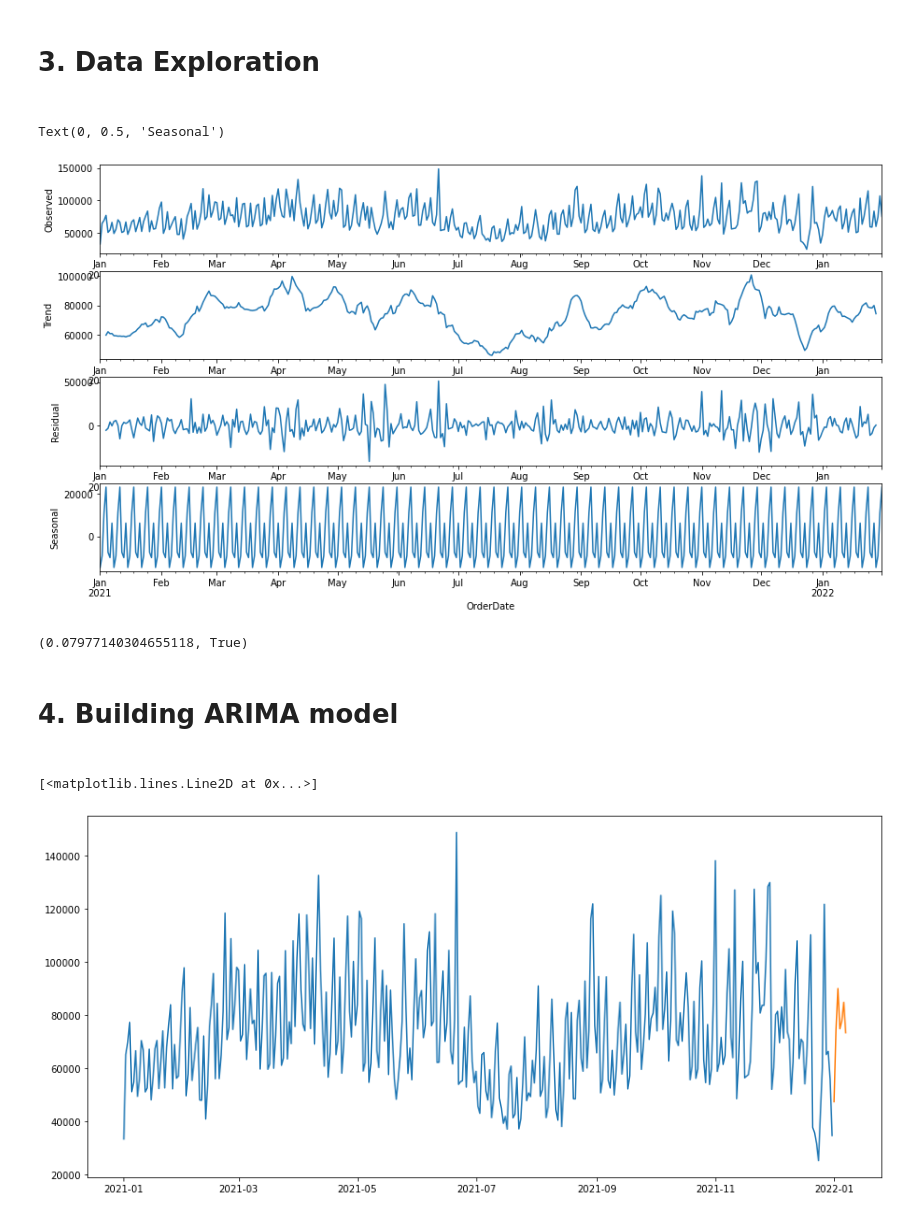
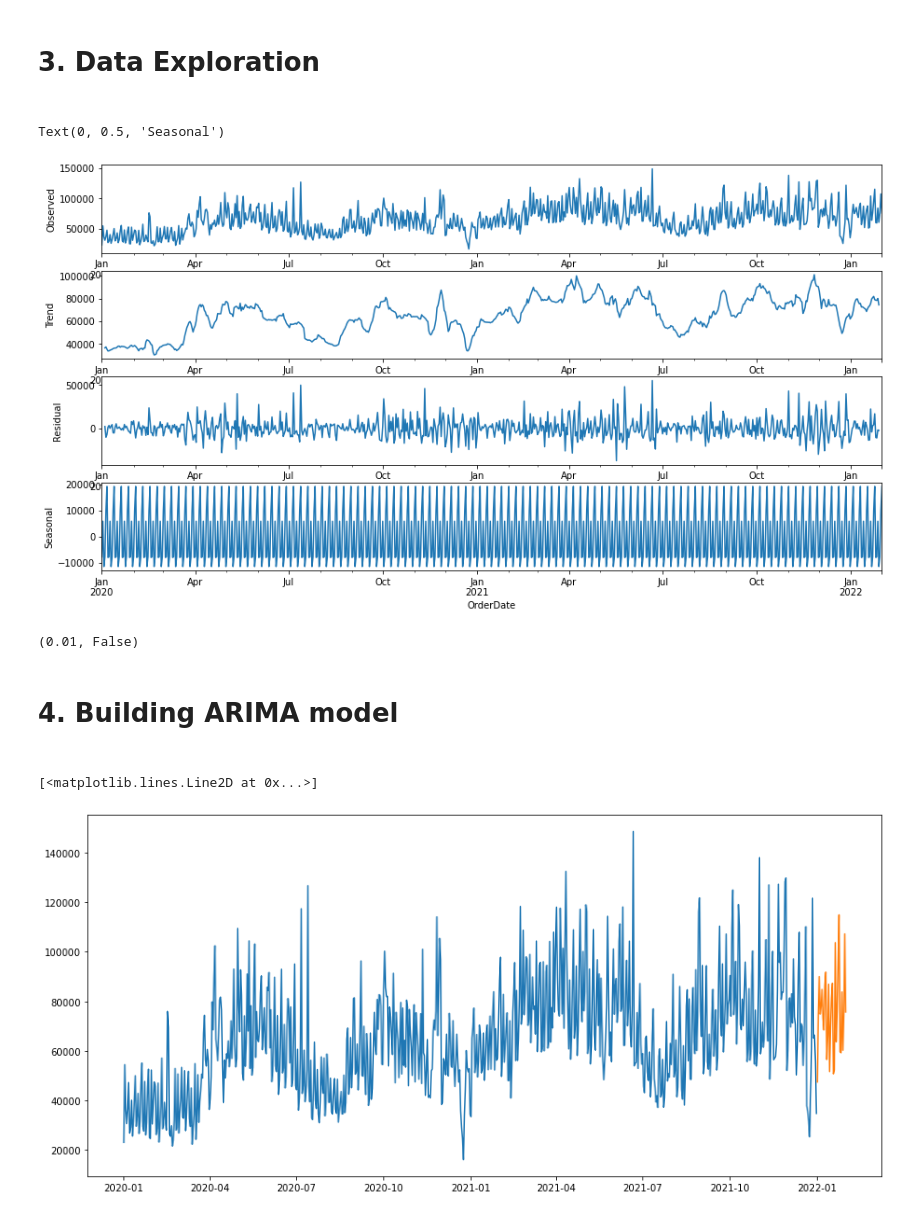
Before and after one commit to adrian-pasek-prv/timeseries-forecasting, a Jupyter notebook: AutoARIMA.ipynb, the cells around one changed output. Cells and saved outputs as stored; diff of their text form; code cells hidden in the pictures.

```diff
--- a/AutoARIMA.ipynb
+++ b/AutoARIMA.ipynb
@@ -136,7 +136,7 @@ sns.lineplot(data=df.loc['2021'], x=df.loc['2021'].index, y='QtyOrdered');
 # %%
 # Let's focus only on 2021-2022 data by reassigning df to only cover 2021:2022 data
 
-df = df.loc['2021':'2022', 'QtyOrdered']
+df = df.loc['2020':'2022', 'QtyOrdered']
 df
 # %% [output]
 OrderDate
@@ -172,7 +172,7 @@ result.seasonal.plot(ax=ax4)
 ax4.set_ylabel('Seasonal')
 # %% [output]
 Text(0, 0.5, 'Seasonal')
-[figure, old version]
+[figure, new version]
 # %%
 # Testing with Augmented Dickey Fuller Test whether data is stationary in order to forecast the future -> requirement for ARIMA model, if it's stationary then SARIMA will be used
 
@@ -180,20 +180,20 @@ from pmdarima.arima import ADFTest
 adf_test = ADFTest(alpha=0.05)
 adf_test.should_diff(df)
 # %% [output]
-(0.07977140304655118, True)
+(0.01, False)
 # %% [markdown]
 # 4. Building ARIMA model
 #
 # %%
 # Train/Test split
 plt.figure(figsize=(15,7))
-train = df.loc['2021-01-01':'2021-12-31']
-test = df.loc['2022-01-01':'2022-01-07']
+train = df.loc['2019-01-01':'2021-12-31']
+test = df.loc['2022-01-01':'2022-01-31']
 plt.plot(train)
 plt.plot(test)
 # %% [output]
 [<matplotlib.lines.Line2D at 0x...>]
-[figure, old version]
+[figure, new version]
 # %%
 # Building ARIMA model
 
```
Also changed, not shown: parts of 8 cells of this notebook, 2 other files.
